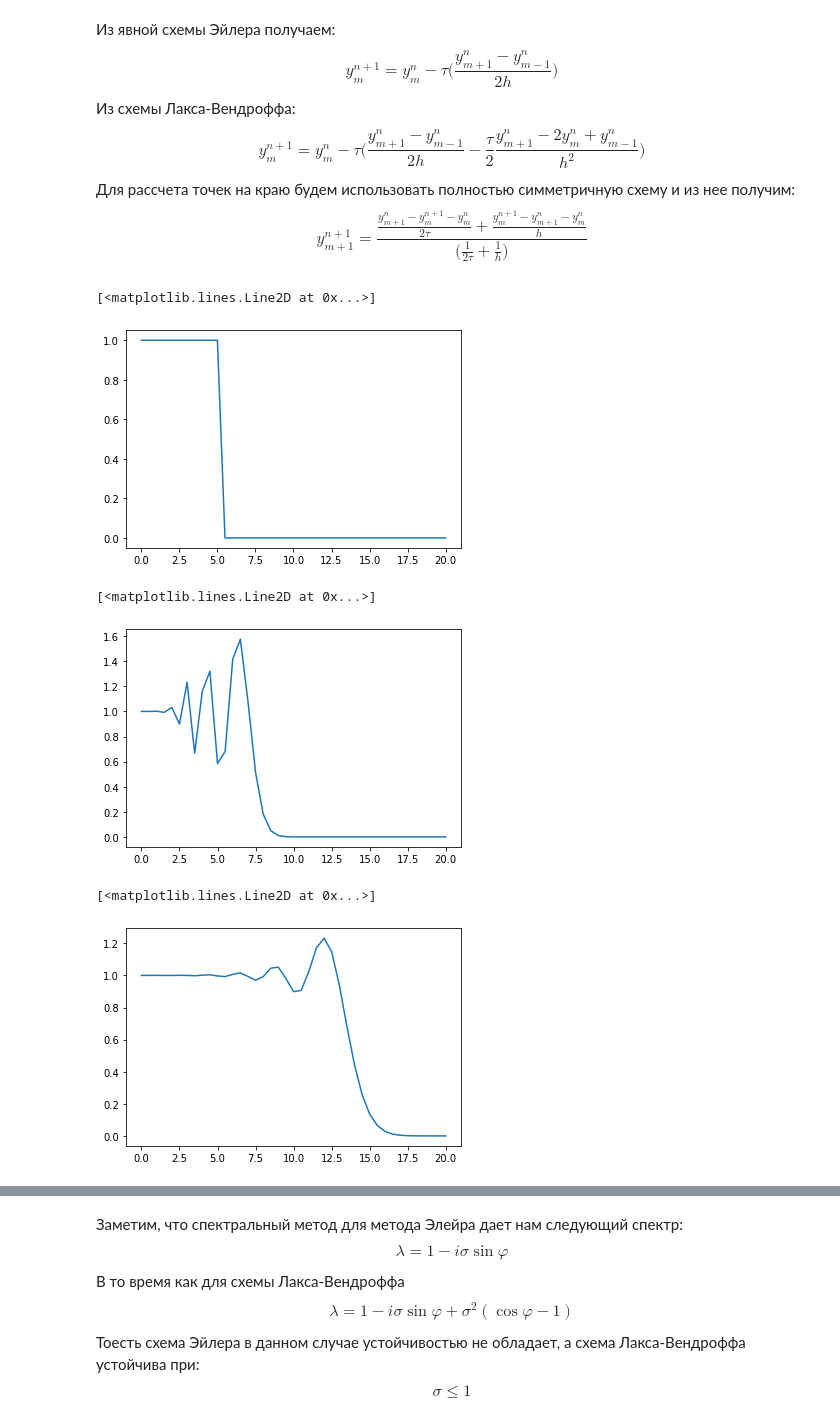
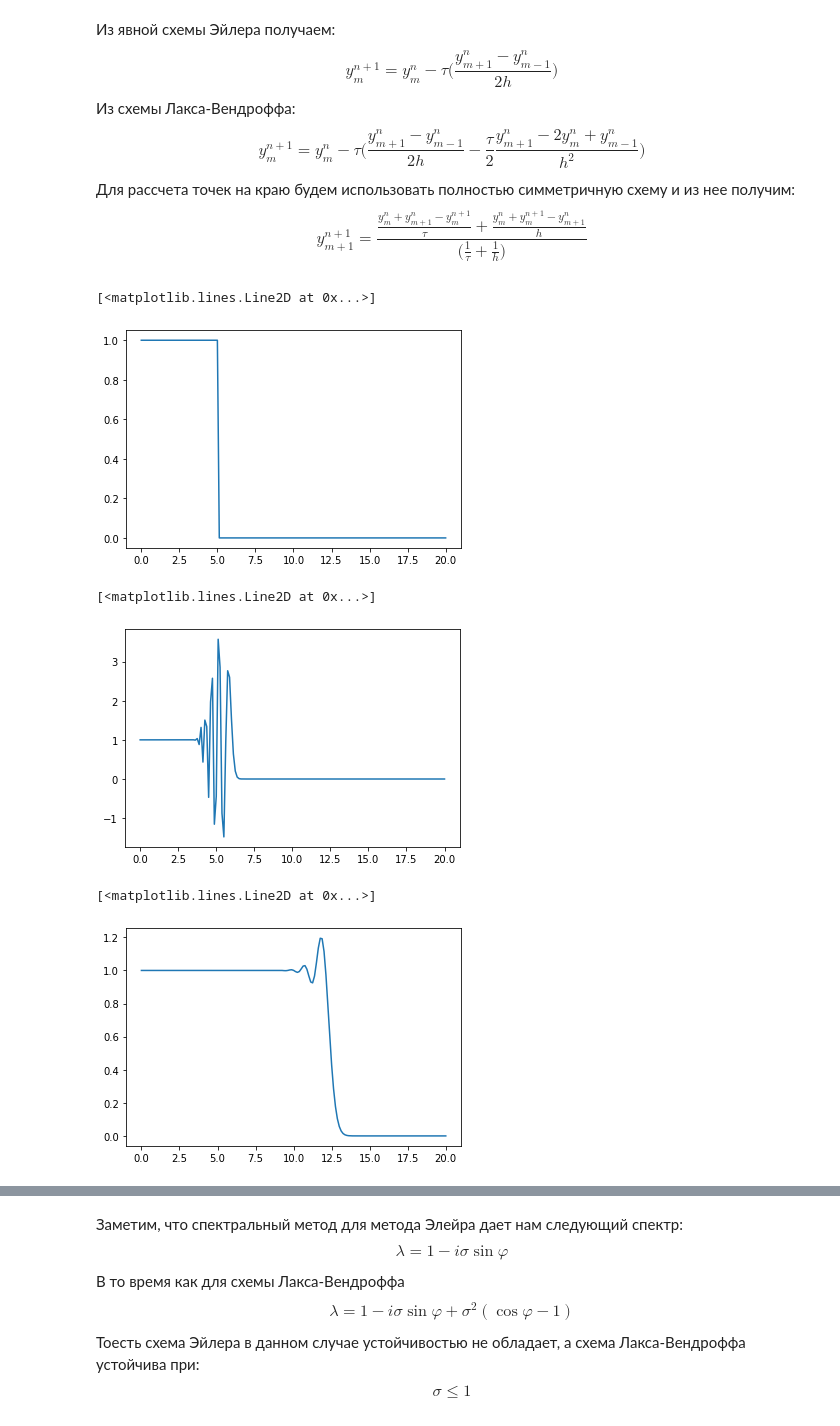
Before and after one commit to andrey4287252/calcmath, a Jupyter notebook: mberezovik_hw_spring_2/10.3.ipynb, the cells around one changed output, grey strips where cells are left out. Saved outputs shown, nothing was run; the diff lists cells and outputs as text; code cells hidden in the pictures.

```diff
--- a/mberezovik_hw_spring_2/10.3.ipynb
+++ b/mberezovik_hw_spring_2/10.3.ipynb
@@ -14,7 +14,7 @@ y^{n+1}_m = y^n_m - \tau \Bigg(\frac{y^n_{m+1} - y^n_{m-1}}{2h} -\frac{\tau}{2}\
 $$
 Для рассчета точек на краю будем использовать полностью симметричную схему и из нее получим:
 $$
-y^{n+1}_{m+1} = \frac{\frac{y^{n}_{m+1}-y^{n+1}_m - y^n_m}{2\tau} + \frac{y^{n+1}_m - y^{n}_{m+1} - y^n_m}{h}}{\Big(\frac{1}{2\tau} + \frac{1}{h}\Big)}
+y^{n+1}_{m+1} = \frac{\frac{y^{n}_{m}+y^{n}_{m+1} - y^{n+1}_m}{\tau} + \frac{y^{n}_m + y^{n+1}_{m} - y^n_{m+1}}{h}}{\Big(\frac{1}{\tau} + \frac{1}{h}\Big)}
 $$
 # %%
 #Точное решение при T = 9
@@ -25,8 +25,8 @@ def f(x):
         return 0
 # %%
 #Параметры сетки, число Куранта 1.0
-dx = 0.5
-dt = 0.3*dx
+dx = 0.125
+dt = 0.6*dx
 T_max = 9
 M_max = 20
 N = int(T_max/dt)
@@ -50,7 +50,7 @@ x = np.arange(0,20.0000001,dx)
 plt.plot(x,y_ei[0])
 # %% [output]
 [<matplotlib.lines.Line2D at 0x...>]
-[figure, old version]
+[figure, new version]
 # %%
 #Эйлер:
 for i in range(N):
@@ -61,18 +61,18 @@ for i in range(N):
 plt.plot(x,y_ei[18])
 # %% [output]
 [<matplotlib.lines.Line2D at 0x...>]
-[figure, old version]
+[figure, new version]
 # %%
 #Лакс-Вендорфф:
 for i in range(N):
     for j in range(1,M):
         y_lak[i+1][j] = y_lak[i][j] - dt*((y_lak[i][j+1] - y_lak[i][j-1])/(2*dx) - dt*(y_lak[i][j-1] - 2*y_lak[i][j] + y_lak[i][j+1])/(2*(dx**2)))
-    y_lak[i+1][M] = ((y_lak[i][M] - y_lak[i+1][M-1] - y_lak[i][M-1])/(2*dt) + (y_lak[i+1][M-1] - y_lak[i][M] - y_lak[i][M-1])/(dx))/(1/(2*dt)+1/(dx))
+    y_lak[i+1][M] = ((y_lak[i][M-1] + y_lak[i][M] - y_lak[i+1][M])/(dt) + (y_lak[i][M-1] - y_lak[i][M] + y_lak[i+1][M])/(dx))/(1/(dt)+1/(dx))
 # %%
-plt.plot(x,y_lak[N])
+plt.plot(x,y_lak[100])
 # %% [output]
 [<matplotlib.lines.Line2D at 0x...>]
-[figure, old version]
+[figure, new version]
 # %%
 vf = np.vectorize(f)
 plt.plot(x,y_lak[N]-vf(x))
```
Also changed, not shown: parts of 15 cells of this notebook.
